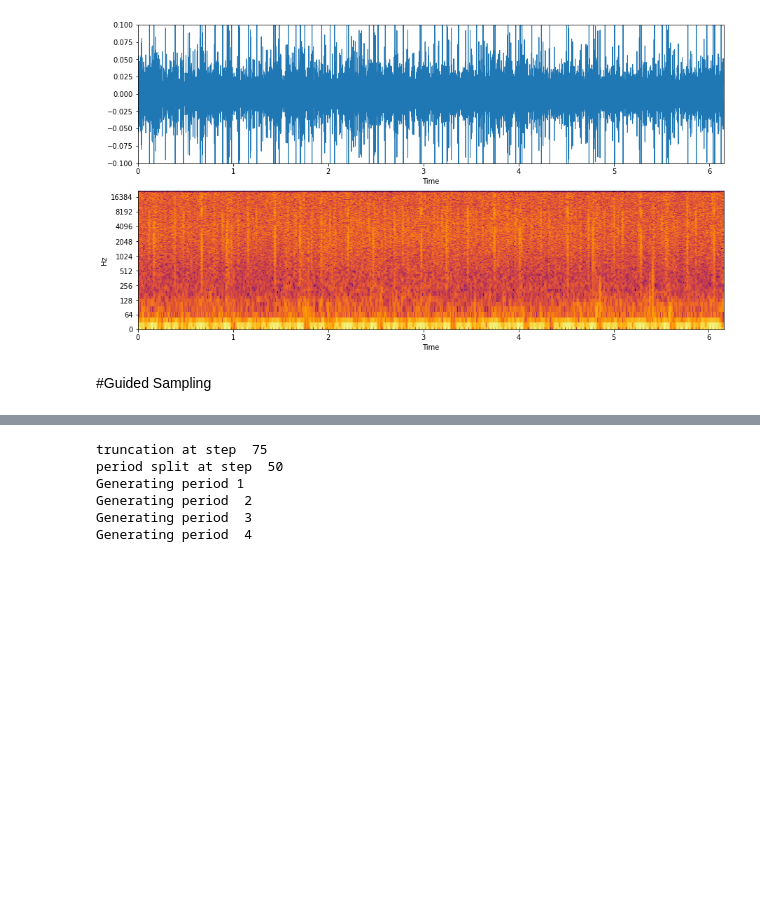
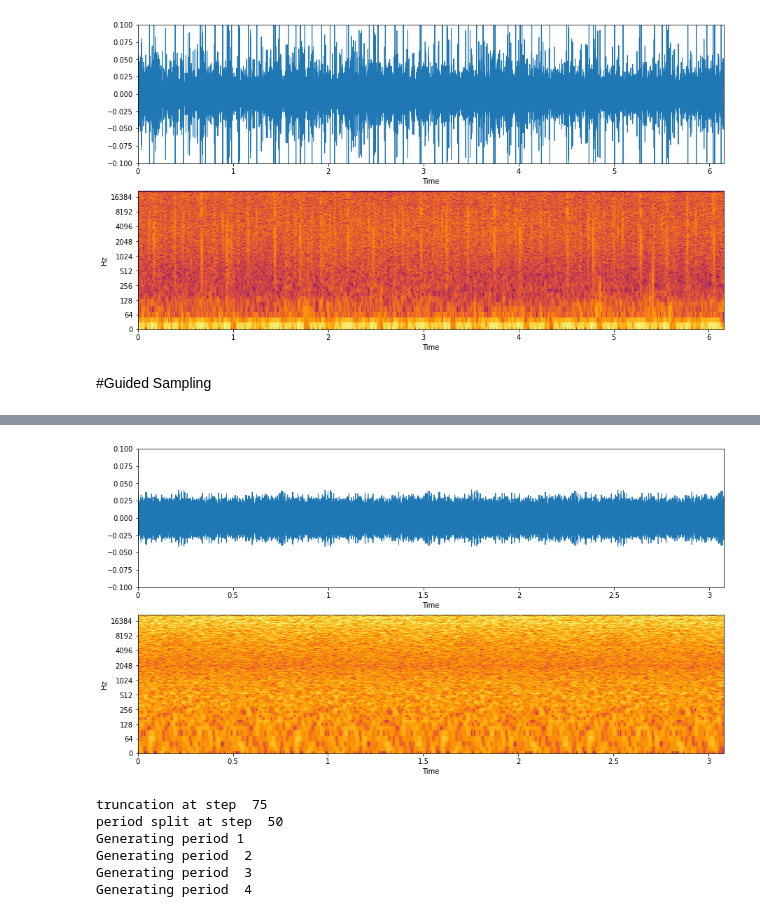
Before and after one commit to rwekwe/gramophone_noise_synth, a Jupyter notebook: colab/demo.ipynb, the cells around one changed output, grey strips where cells are left out. Drawn from its saved outputs; the diff is of its cells as text; code cells hidden in the pictures; blank space fills up the shorter version.

```diff
--- a/colab/demo.ipynb
+++ b/colab/demo.ipynb
@@ -234,0 +175,94 @@ ipd.Audio(plotx, rate=int(args.sample_rate)) # load a NumPy array
+# %%
+#@title #Generate the guide
+
+#@markdown Start defining the spectral shape of the background noise. The values are in dB and define the shape of an equalizer
+
+#freqs  125 Hz 500Hz 2000Hz  8000Hz 16000Hz
+f_125_Hz= -2.4 #@param {type:"slider", min:-20, max:20, step:0.1}
+f_500_Hz= 0 #@param {type:"slider",min:-20, max:20,  step:0.1}
+f_2_kHz= -3.41 #@param {type:"slider",min:-20, max:20,  step:0.1}
+f_8_kHz= 1 #@param {type:"slider",min:-20, max:20,  step:0.1}
+f_16_kHz= 4.55 #@param {type:"slider",min:-20, max:20,  step:0.1}
+
+gains=[
+       [f_125_Hz  ,   f_500_Hz  ,    f_2_kHz ,    f_8_kHz ,   f_16_kHz ]      #uniform pattern
+       ]
+
+#If you desire to define a non-uniform patter, uncomment the following lines and fill this matrix
+#gains=[
+#       [12  ,   8  ,    5  ,    2 ,   0 ],
+#       [-5  , -5   ,  -5   ,    1 ,  0  ]           #two patterns
+#       ]
+#@markdown ----
+#@markdown The following parameter (in dB) is used to weight the overall gain of the filtered noise
+noise_gain=-10.3 #@param {type:"slider", min:-20, max:20, step:0.1}
+
+noise_synth=noise_presynthesis(gains=gains, noise_gain=noise_gain, args=args) #Initialize the guide
+#@markdown ----
+#@markdown  Add some thumps if desired
+
+#@markdown  Select the strength of the thump (0: no thump, 1: soft, 2: mid, 3: strong, 4: strongest), and the period position (relative between 0 and 1)
+
+thump_1_strength= 2 #@param {type:"slider", min:0, max:4, step:1}
+
+thump_1_pos= 0.8#@param  {type:"slider",min:0, max:1,  step:0.01}
+#@markdown ----
+
+thump_2_strength = 1 #@param {type:"slider", min:0, max:4, step:1}
+thump_2_pos= 0.5#@param  {type:"slider",min:0, max:1,  step:0.01}
+#@markdown ----
+thump_3_strength= 0 #@param  {type:"slider",min:0, max:4,  step:1}
+thump_3_pos= 0.39#@param  {type:"slider",min:0, max:1,  step:0.01}
+#@markdown ----
+thump_4_strength= 0 #@param  {type:"slider",min:0, max:4,  step:1}
+thump_4_pos= 0.4#@param  {type:"slider",min:0, max:1,  step:0.01}
+#@markdown ----
+
+thump_positions=[] #position (between 0 and 1)
+strengths=[] #between 1 and 5, how deep is the scratch
+if thump_1_strength>0:
+  thump_positions.append(thump_1_pos)
+  strengths.append(thump_1_strength)
+if thump_2_strength>0:
+  thump_positions.append(thump_2_pos)
+  strengths.append(thump_2_strength)
+if thump_3_strength>0:
+  thump_positions.append(thump_3_pos)
+  strengths.append(thump_3_strength)
+if thump_4_strength>0:
+  thump_positions.append(thump_4_pos)
+  strengths.append(thump_4_strength)
+#or you can add several
+
+#thump_positions=[0.15, 0.3 ,0.45, 0.75]
+#strengths=[1,2,3,4 ] #between 1 and 5, how deep is the scratch
+
+noise_synth.add_thumps(positions=thump_positions, strengths=strengths)
+
+#@markdown  add also some buzz (electrical current noise at 50 Hz)
+
+buzz_power= -40 #@param {type:"slider", min:-40, max:20, step:1}
+buzz_sharpness= 0.9 #@param {type:"slider", min:0, max:1, step:0.01}
+
+noise_synth.add_buzz(pow=buzz_power, sharpness=0.99, f=50)
+
+#normalize the guide (required)
+noise_synth.normalize()
+
+
+#plotting the guide
+
+fig, axs = plt.subplots(2, 1, figsize=(15, 8))
+
+plotx=noise_synth.x
+plotx=np.concatenate((plotx,plotx,plotx,plotx))
+plotx=plotx/10
+
+librosa.display.waveplot(plotx,sr=int(args.sample_rate),ax=axs[0])
+axs[0].set_ylim(-0.1,0.1)
+
+plot_spec(plotx, axs[1])
+
+plotx[-1]=1
+ipd.Audio(plotx, rate=int(args.sample_rate)) # load a NumPy array
+# %% [output]
@@ -235,3 +270,4 @@ ipd.Audio(plotx, rate=int(args.sample_rate)) # load a NumPy array
+[figure, added]
 # %%
 #@title #Guided Sampling
 #@markdown Define number of discretization steps. More steps imply higher precission at the cost of more computation.
```
Also changed, not shown: parts of 6 cells of this notebook.
